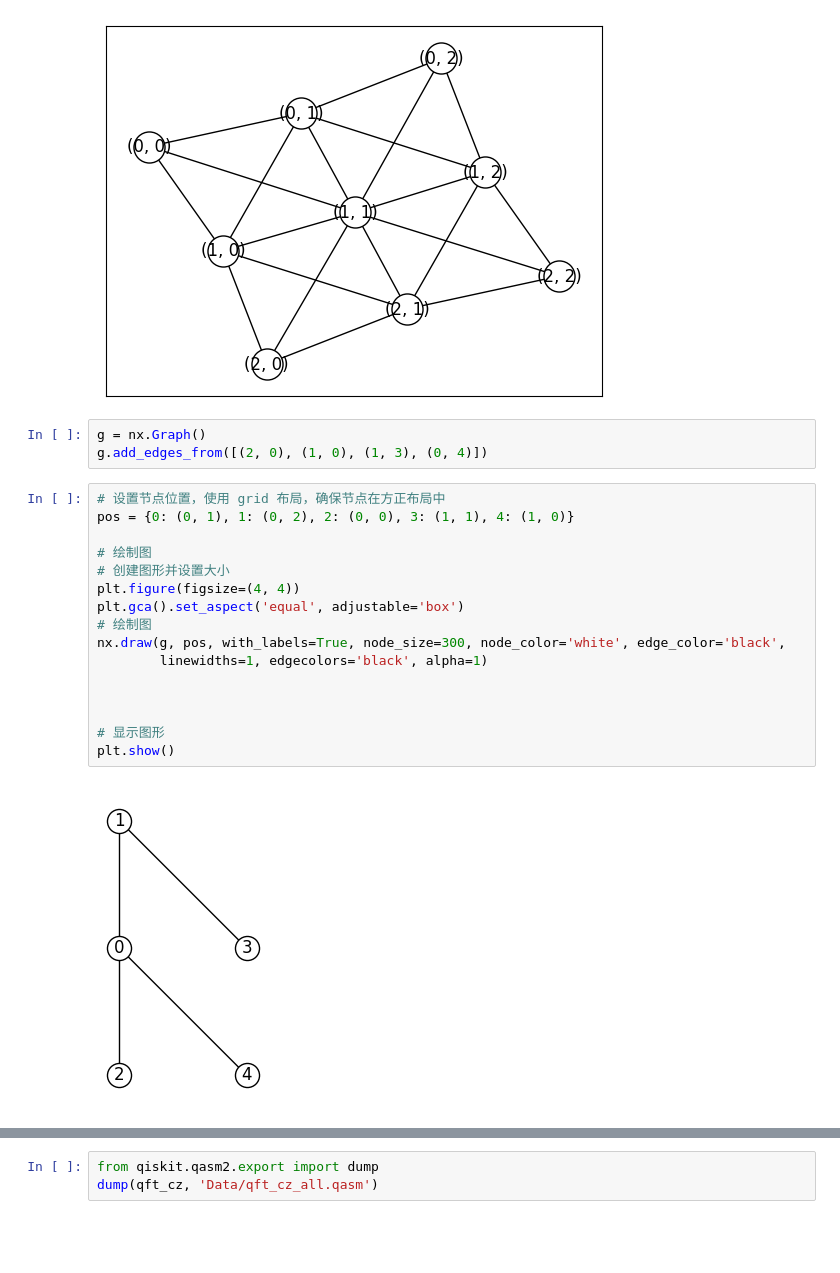
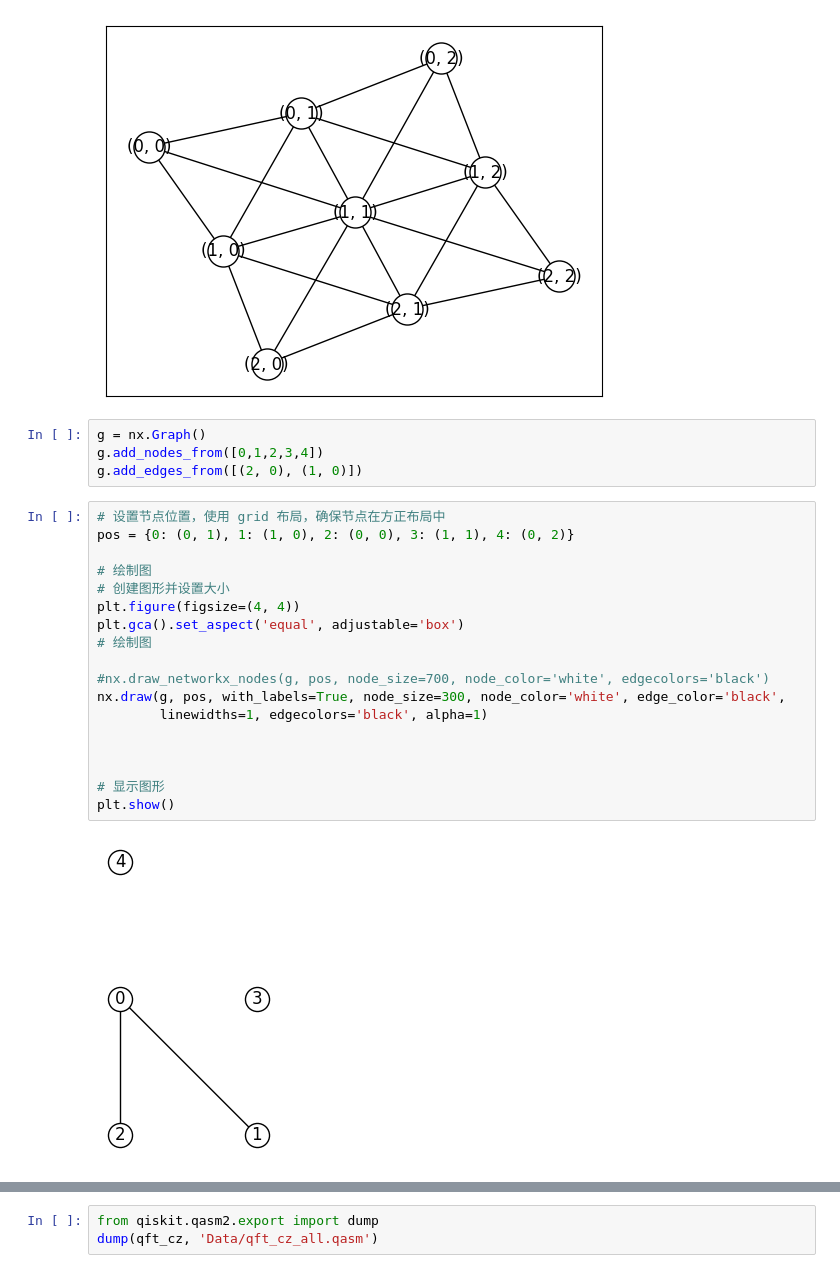
Before and after one commit to Huangyunqi/DasAtom, a Jupyter notebook: yq_jupyter.ipynb, the cells around one changed output, grey strips where cells are left out. Drawn from its saved outputs; the diff is of its cells as text; blank space fills up the shorter version.

```diff
--- a/yq_jupyter.ipynb
+++ b/yq_jupyter.ipynb
@@ -98,27 +98,30 @@ nx.draw_networkx_labels(graph, pos)
 plt.show()
 # %% [output]
 [figure]
-# %%
-g = nx.Graph()
-g.add_edges_from([(2, 0), (1, 0), (1, 3), (0, 4)])
+# %%
+g = nx.Graph()
+g.add_nodes_from([0,1,2,3,4])
+g.add_edges_from([(2, 0), (1, 0)])
 # %%
 # 设置节点位置，使用 grid 布局，确保节点在方正布局中
-pos = {0: (0, 1), 1: (0, 2), 2: (0, 0), 3: (1, 1), 4: (1, 0)}
+pos = {0: (0, 1), 1: (1, 0), 2: (0, 0), 3: (1, 1), 4: (0, 2)}
 
 # 绘制图
 # 创建图形并设置大小
 plt.figure(figsize=(4, 4))
 plt.gca().set_aspect('equal', adjustable='box')
 # 绘制图
+
+#nx.draw_networkx_nodes(g, pos, node_size=700, node_color='white', edgecolors='black')
 nx.draw(g, pos, with_labels=True, node_size=300, node_color='white', edge_color='black',
         linewidths=1, edgecolors='black', alpha=1)
 
 
 
 # 显示图形
 plt.show()
 # %% [output]
-[figure, old version]
+[figure, new version]
 # %%
 import qiskit.circuit.library as cir_library
 qft_cir = cir_library.QFT(num_qubits=5,approximation_degree=0,
```
Also changed, not shown: parts of 13 cells of this notebook, 21 other files.
